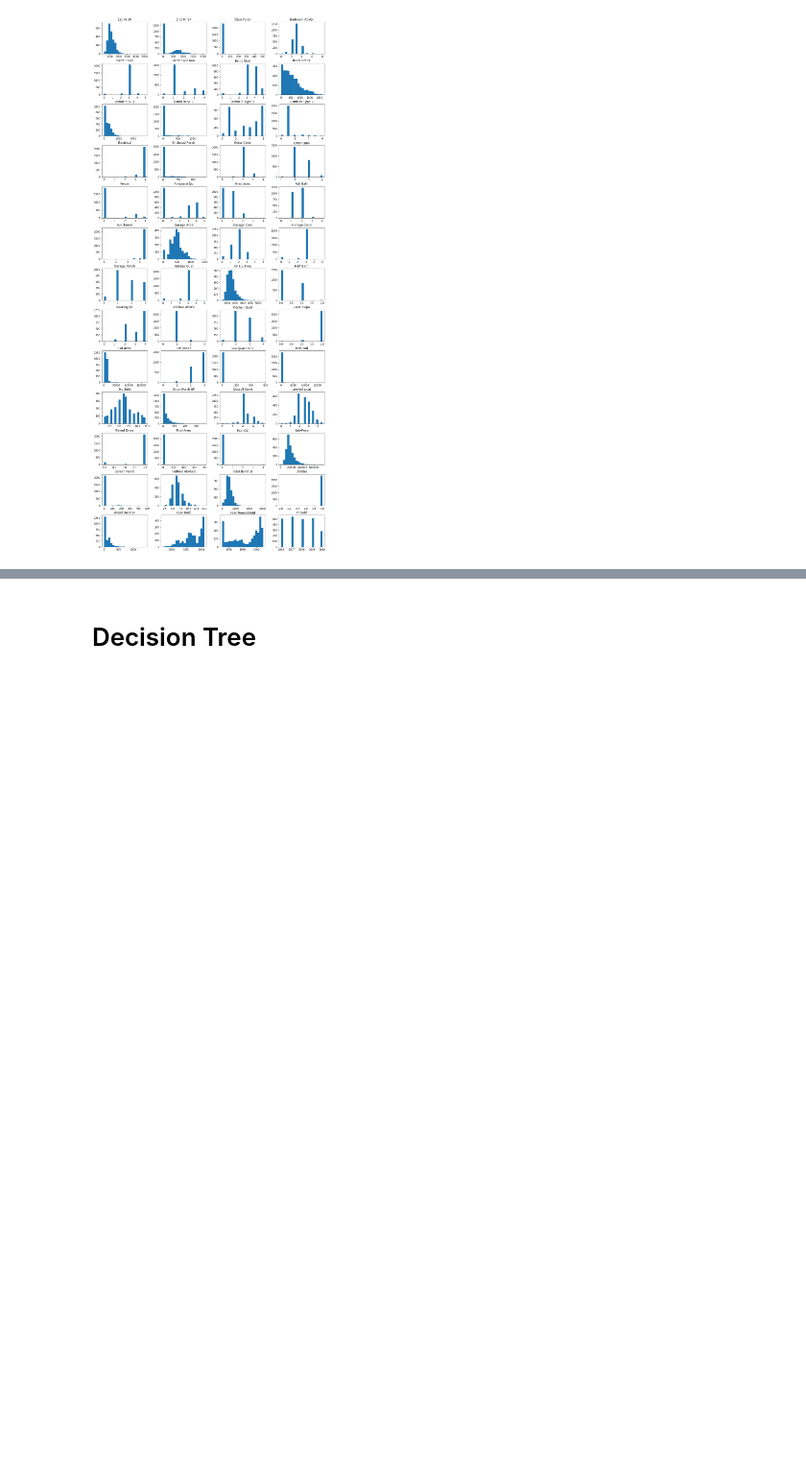
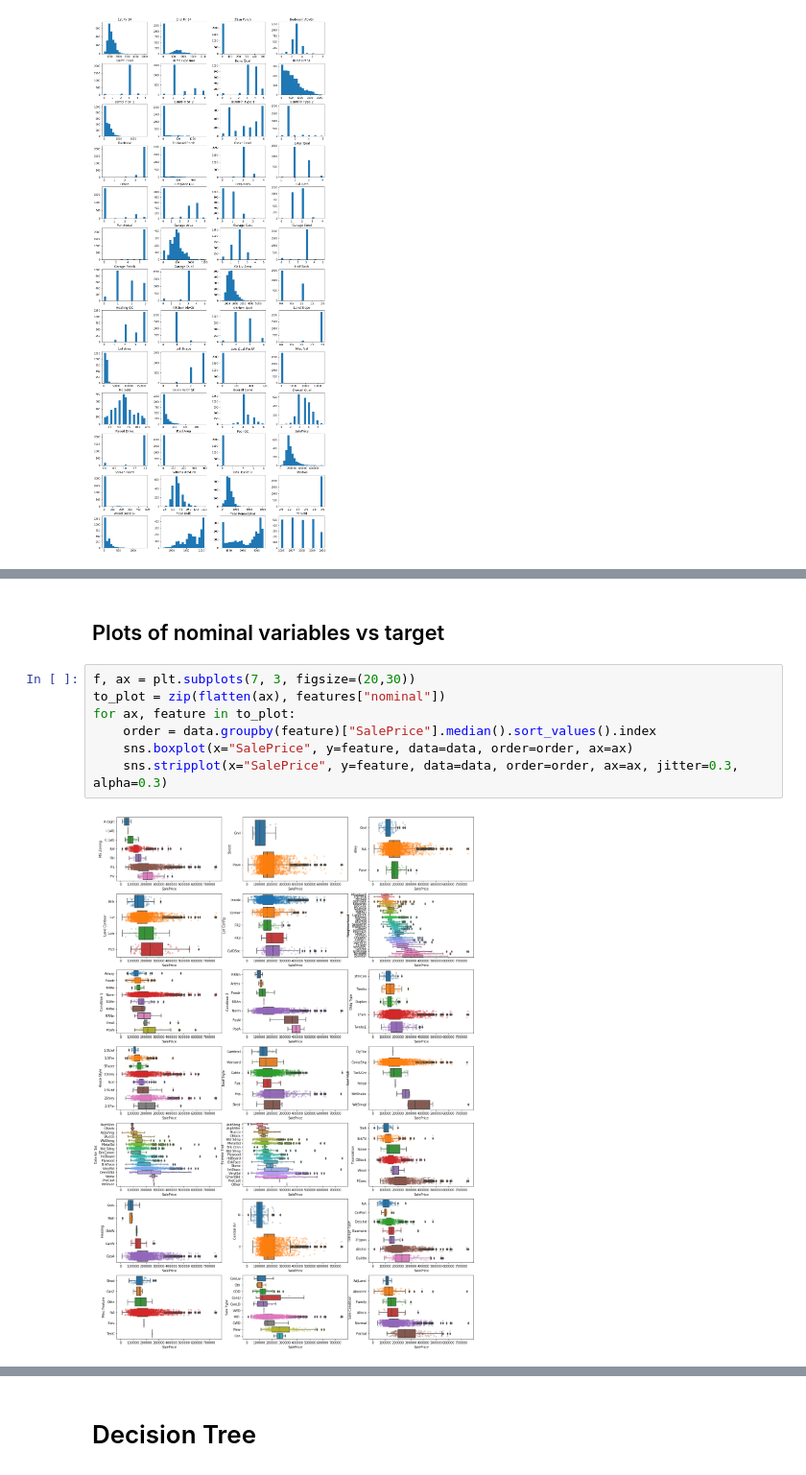
Before and after one commit to coldwhitewinters/ames, a Jupyter notebook: notebooks/housing.ipynb, the cells around one changed output, grey strips where cells are left out. Shown at 96% size. Drawn from its saved outputs; the diff is of its cells as text; blank space fills up the shorter version.

```diff
--- a/notebooks/housing.ipynb
+++ b/notebooks/housing.ipynb
@@ -336,0 +316,11 @@ for ax, feature in to_plot:
+# %% [markdown]
+## Plots of nominal variables vs target
+# %%
+f, ax = plt.subplots(7, 3, figsize=(20,30))
+to_plot = zip(flatten(ax), features["nominal"])
+for ax, feature in to_plot:
+    order = data.groupby(feature)["SalePrice"].median().sort_values().index
+    sns.boxplot(x="SalePrice", y=feature, data=data, order=order, ax=ax)
+    sns.stripplot(x="SalePrice", y=feature, data=data, order=order, ax=ax, jitter=0.3, alpha=0.3)
+# %% [output]
+[figure, added]
```
Also changed, not shown: parts of 62 cells of this notebook.
